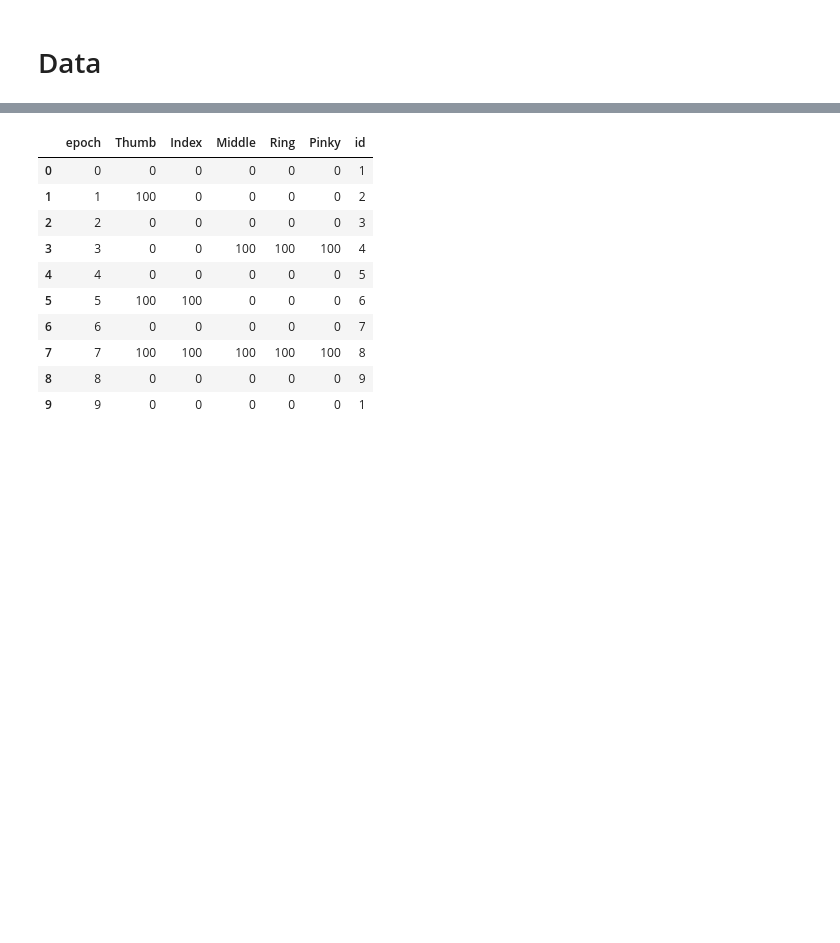
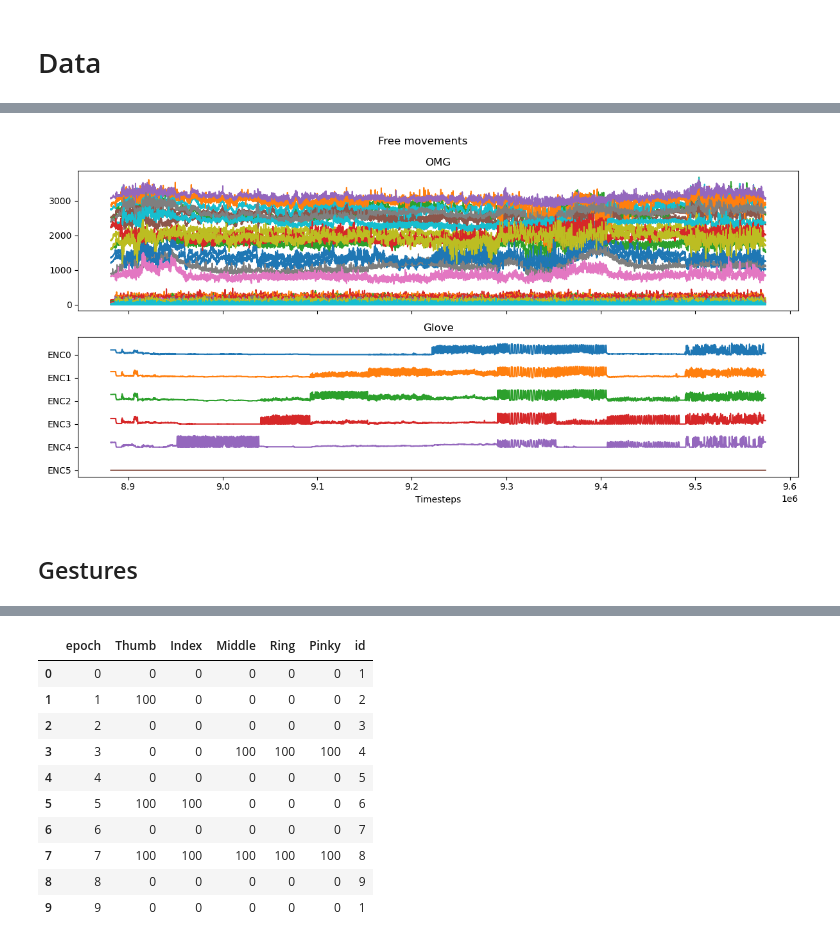
Before and after one commit to MaxBalashov/motorica-x-skillfactory-internship, a Jupyter notebook: Sprint 1/Read data and Inference.ipynb, the cells around one changed output, grey strips where cells are left out. Drawn from its saved outputs; the diff is of its cells as text; code cells hidden in the pictures; blank space fills up the shorter version.

```diff
--- a/Sprint 1/Read data and Inference.ipynb
+++ b/Sprint 1/Read data and Inference.ipynb
@@ -12,3 +70,21 @@ GLOVE_CH = ['GLOVE_THUMB', 'GLOVE_INDEX', 'GLOVE_MIDDLE', 'GLOVE_RING', 'GLOVE_P
+# %%
+fig, axx = plt.subplots(2, 1, sharex=True, figsize=(12, 6))
+plt.sca(axx[0])
+plt.plot(free_movements['ts'].values, free_movements[OMG_CH].values)
+plt.title('OMG')
+
+plt.sca(axx[1])
+plt.plot(free_movements['ts'].values, free_movements[GLOVE_CH].values - np.arange(len(GLOVE_CH)) * 200)
+plt.yticks(-np.arange(len(GLOVE_CH)) * 200, GLOVE_CH)
+plt.title('Glove')
+plt.xlabel('Timesteps')
+
+plt.suptitle('Free movements')
+plt.tight_layout()
+# %% [output]
+[figure, added]
+# %% [markdown]
+## Gestures
 # %%
 gestures_train = pd.read_csv('gestures_train.csv', index_col=0)
 
```
Also changed, not shown: parts of 38 cells of this notebook, 3 other files.
